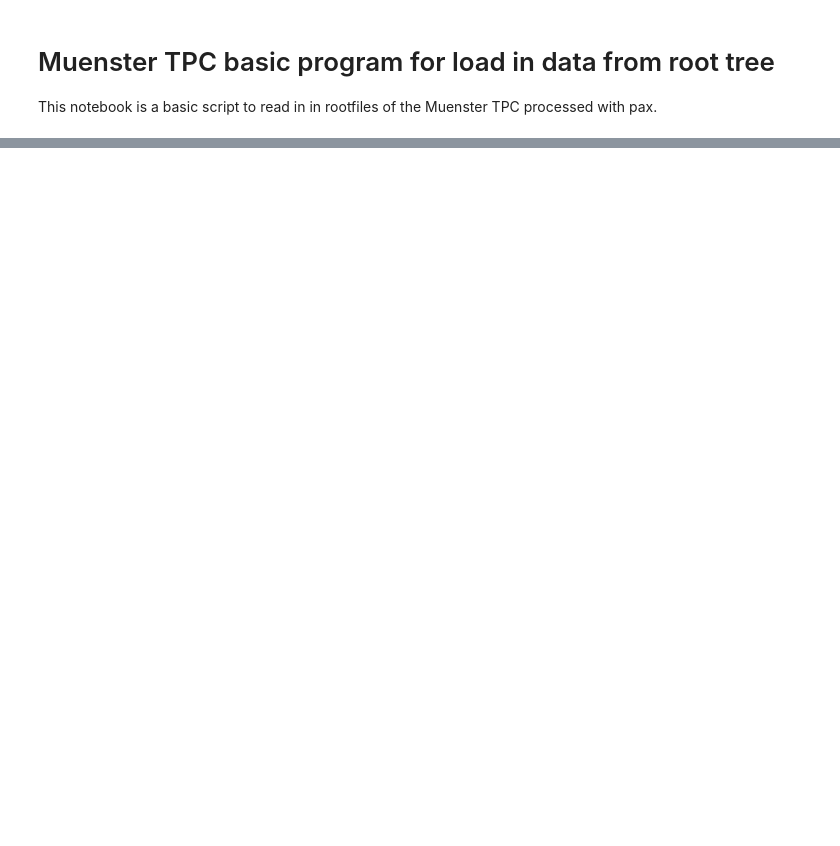
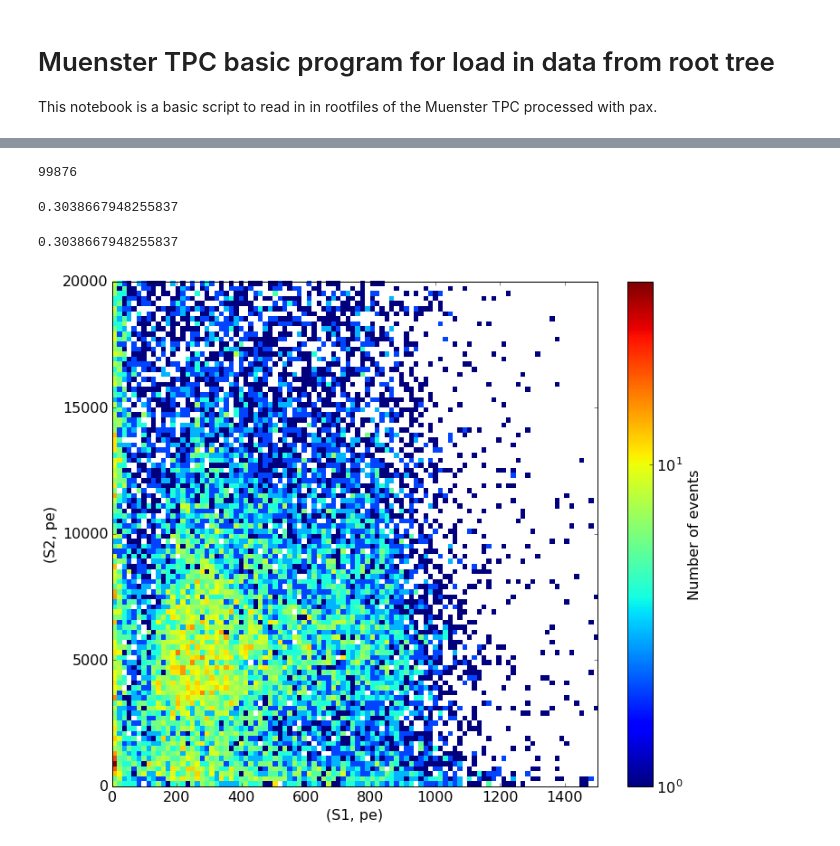
Before and after one commit to XENON-MS/hax, a Jupyter notebook: examples/Muenster_TPC_Read_data_from_rootfile_basic.ipynb, the cells around one changed output, grey strips where cells are left out. Saved outputs shown, nothing was run; the diff lists cells and outputs as text; code cells hidden in the pictures; blank space fills up the shorter version.

Commit message:
Münster TPC script for basic data load in

```diff
--- a/examples/Muenster_TPC_Read_data_from_rootfile_basic.ipynb
+++ b/examples/Muenster_TPC_Read_data_from_rootfile_basic.ipynb
@@ -16,6 +16,6 @@ import hax
 hax.config.CONFIG['main_data_paths'].append('/raid/xenon/MuensterTPC_2015/processed_files/DualPhase_Feb2016/Cs137/')
 hax.runs.update_datasets()
 # %%
-dataset = 'Cs137.Thr3000ADC_160211'
+dataset = 'Cs137.new.Thr3000ADC_160211'
 data = hax.minitrees.load(dataset)
 # %% [output]
@@ -25,0 +43,14 @@ data.head(5)
+# %%
+print(len(data))
+len(data[data['s1'] > 0 ]) / len(data)
+# %% [output]
+99876
+0.3038667948255837
+# %%
+# Require a proper S1 + S2
+xdata = data[data['s1'] > 0 ]
+xdata = xdata[xdata['s2'] > 0 ]
+# how many percent have been cut?
+len(xdata) / len(data)
+# %% [output]
+0.3038667948255837
@@ -25,0 +75,20 @@ data.head(5)
+# %%
+
+s1 = xdata['s1'].values
+s2 = xdata['s2'].values
+s2_other = xdata['largest_other_s2'].values
+# Make an S1 vs S2 histogram
+#plt.hist2d(np.log10(data['cs1']), np.log10(data['cs2']),
+plt.hist2d(s1, s2,
+           range=((0,1500), (0,20000)),
+           bins=100,
+           norm=matplotlib.colors.LogNorm()   # Logarithmic color scale
+)
+plt.colorbar(label='Number of events')
+plt.xlabel('(S1, pe)')
+plt.ylabel('(S2, pe)')
+#plt.xlim(0, 2000)
+#plt.ylim(0, 50000)
+plt.show()
+# %% [output]
+[figure, added]
```
Also changed, not shown: parts of 12 cells of this notebook.
